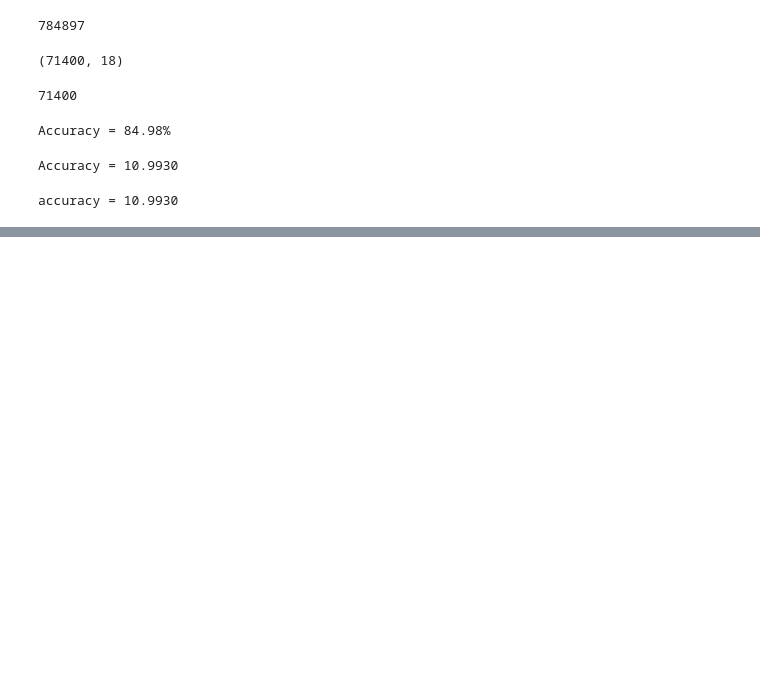
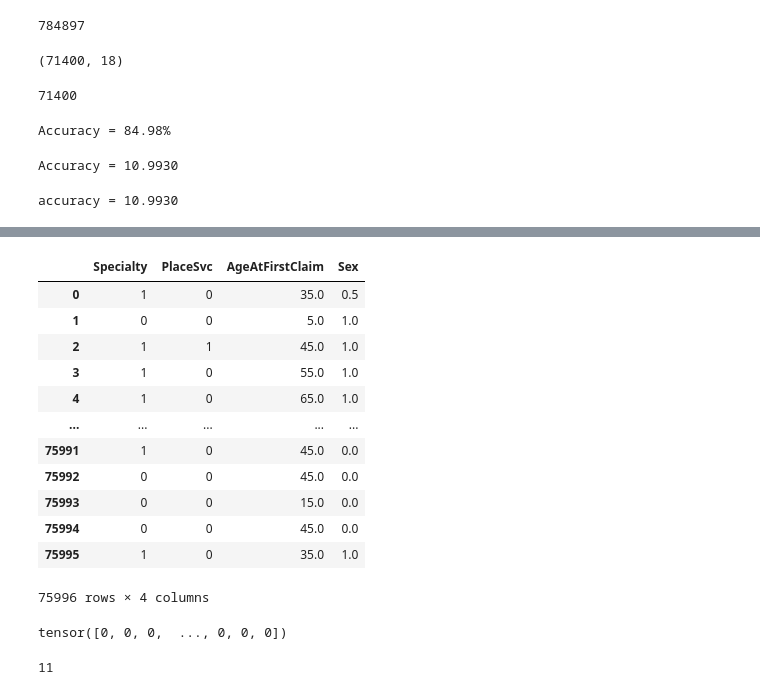
Before and after one commit to JadenLing/Heritage-Health-Prize, a Jupyter notebook: notebooks/logistic_regression.ipynb, the cells around one changed output, grey strips where cells are left out. Saved outputs shown, nothing was run; the diff lists cells and outputs as text; code cells hidden in the pictures; blank space fills up the shorter version.

```diff
--- a/notebooks/logistic_regression.ipynb
+++ b/notebooks/logistic_regression.ipynb
@@ -9,3 +18,8 @@ test_data_df = pd.read_csv("../data/preprocessed/prp_combined_Y2.csv")
+# %%
+demographic_features = ['Specialty', 'PlaceSvc', 'AgeAtFirstClaim', 'Sex']
+medical_history_features = ['DSFS_Claims', 'CharlsonIndex', 'PrimaryConditionGroup', 'ProcedureGroup', 'SupLOS',
+                            'PayDelay', 'LengthOfStay', 'DSFS_Drugs', 'DSFS_Lab', 'LabCount', 'ClaimsTruncated']
+treatment_features = ['DrugCount', 'LabCount', 'DSFS_Drugs', 'DSFS_Lab']
 # %%
 n_samples, n_features = (train_data_df.drop(["MemberID", "DaysInHospitalY2"], axis=1)).shape
 # %%
@@ -199,0 +415,30 @@ accuracy = 10.9930
+# %%
+
+# Load the data
+train_data_df = pd.read_csv("../data/preprocessed/prp_combined_Y1.csv")
+test_data_df = pd.read_csv("../data/preprocessed/prp_combined_Y2.csv")
+
+# Prepare the data for training
+X_train = torch.tensor((train_data_df.drop(["MemberID", "DaysInHospitalY2"], axis=1).values).astype(np.float32))
+X_test = torch.tensor((test_data_df.drop(["MemberID", "DaysInHospitalY3"], axis=1).values).astype(np.float32))
+
+# Extract the subsets of features
+X_train_demographic = train_data_df[demographic_features]
+X_train_medical_history = train_data_df[medical_history_features]
+X_train_treatment = train_data_df[treatment_features]
+
+
+# Convert to torch tensors
+X_train_demographic = torch.tensor(X_train_demographic.values, dtype=torch.float32)
+X_train_medical_history = torch.tensor(X_train_medical_history.values, dtype=torch.float32)
+X_train_treatment = torch.tensor(X_train_treatment.values, dtype=torch.float32)
+
+
+
+
+y_train = torch.tensor(train_data_df["DaysInHospitalY2"].values.astype(np.longlong))
+y_test = torch.tensor(test_data_df["DaysInHospitalY3"].values.astype(np.longlong))
+
+# Get the number of features and classes
+n_samples, n_features = X_train.shape
+n_classes = len(torch.unique(y_train))
@@ -199,0 +685,24 @@ accuracy = 10.9930
+# %%
+X_train_demographic
+# %% [output]
+|  | Specialty | PlaceSvc | AgeAtFirstClaim | Sex |
+| 0 | 1 | 0 | 35.0 | 0.5 |
+| 1 | 0 | 0 | 5.0 | 1.0 |
+| 2 | 1 | 1 | 45.0 | 1.0 |
+| 3 | 1 | 0 | 55.0 | 1.0 |
+| 4 | 1 | 0 | 65.0 | 1.0 |
+| ... | ... | ... | ... | ... |
+| 75991 | 1 | 0 | 45.0 | 0.0 |
+| 75992 | 0 | 0 | 45.0 | 0.0 |
+| 75993 | 0 | 0 | 15.0 | 0.0 |
+| 75994 | 0 | 0 | 45.0 | 0.0 |
+| 75995 | 1 | 0 | 35.0 | 1.0 |
+75996 rows × 4 columns
+# %%
+y_train
+# %% [output]
+tensor([0, 0, 0,  ..., 0, 0, 0])
+# %%
+X_train_medical_history.size()[1]
+# %% [output]
+11
```
Also changed, not shown: parts of 19 cells of this notebook.
